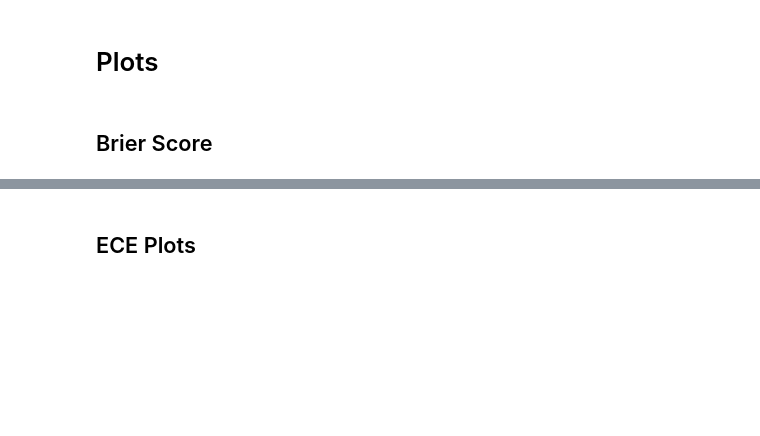
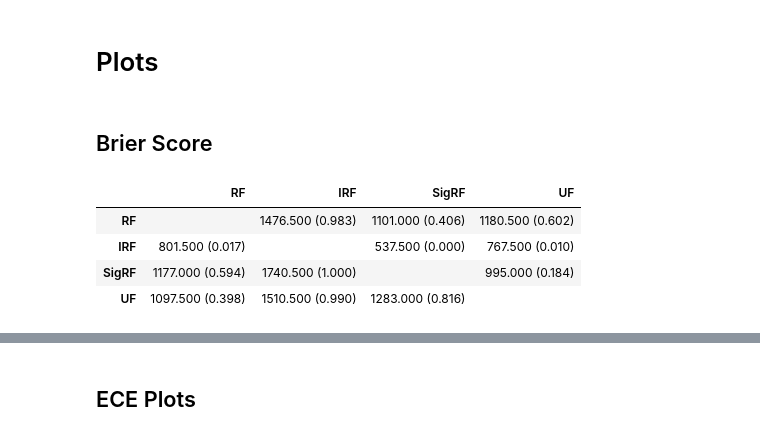
Before and after one commit to rflperry/ProgLearn, a Jupyter notebook: benchmarks/uf_experiments/cc18/results_figures_cv10.ipynb, the cells around one changed output, grey strips where cells are left out. Cells and saved outputs as stored; diff of their text form; code cells hidden in the pictures; blank space fills up the shorter version.

```diff
--- a/benchmarks/uf_experiments/cc18/results_figures_cv10.ipynb
+++ b/benchmarks/uf_experiments/cc18/results_figures_cv10.ipynb
@@ -203,6 +204,28 @@ for col in ['RF', 'IRF', 'SigRF']:
 
 score_df['UF_reldiff_max'] = score_df.apply(
     lambda row: max([row[f'UF_reldiff_{col}'] for col in ['RF', 'IRF', 'SigRF']]), axis=1)
+# %%
+m = len(clfs)
+stat_mat = []
+for r in range(m):
+    stat_mat.append([])
+    for c in range(m):
+        if r == c:
+            stat_mat[r].append('')
+            continue
+        # Wilcoxon(x, y) significant if x < y
+        stat, pval = wilcoxon(score_df[clfs[r]], score_df[clfs[c]], zero_method='zsplit', alternative='less')
+        stat_mat[r].append(f'{stat:.3f} ({pval:.3f})')
+
+stat_mat = pd.DataFrame(stat_mat, columns = clfs)
+stat_mat.index = clfs
+display(stat_mat)
+# %% [output]
+|  | RF | IRF | SigRF | UF |
+| RF |  | 1476.500 (0.983) | 1101.000 (0.406) | 1180.500 (0.602) |
+| IRF | 801.500 (0.017) |  | 537.500 (0.000) | 767.500 (0.010) |
+| SigRF | 1177.000 (0.594) | 1740.500 (1.000) |  | 995.000 (0.184) |
+| UF | 1097.500 (0.398) | 1510.500 (0.990) | 1283.000 (0.816) |  |
 # %%
 for clf in ['RF', 'IRF', 'SigRF']:
     g = continuous_pairplot(
```
Also changed, not shown: parts of 11 cells of this notebook, 6 other files.
